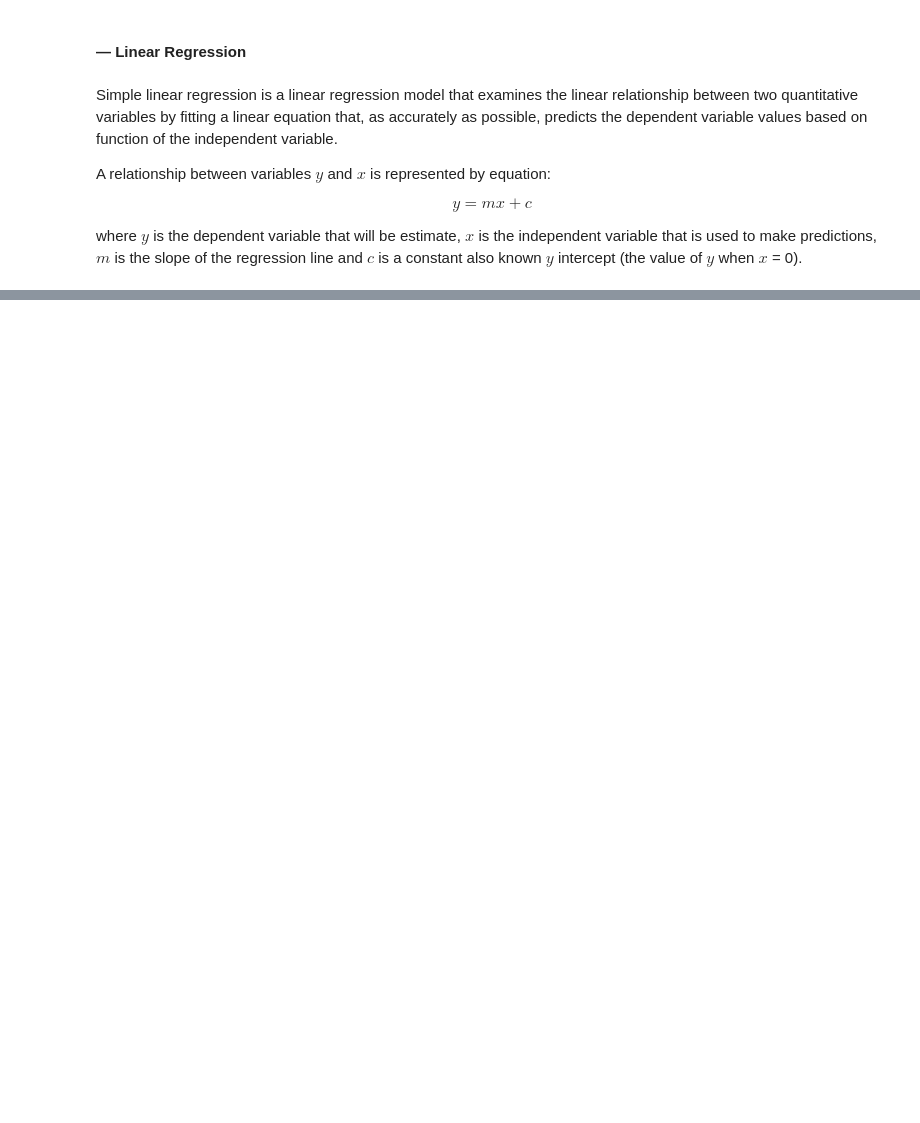
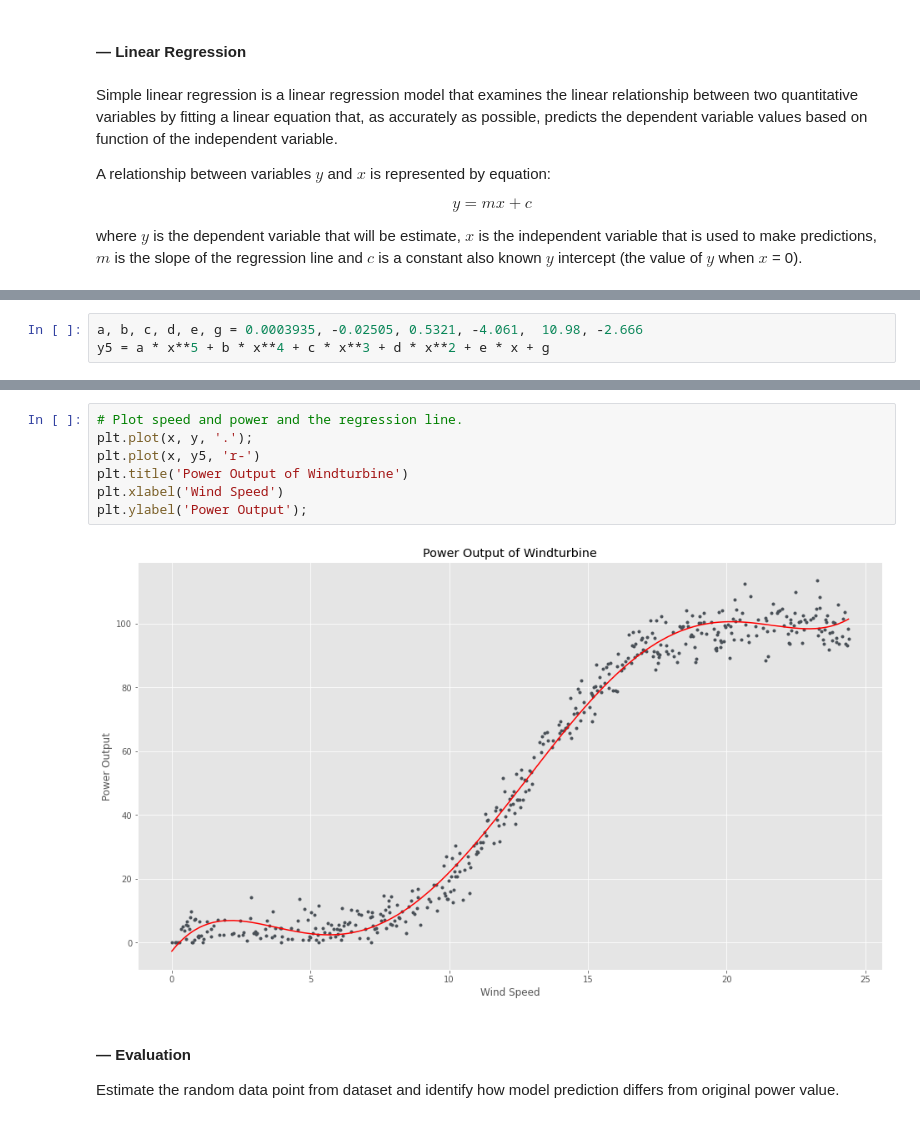
Before and after one commit to mizydorek/Machine-Learning-Project-2020, a Jupyter notebook: project.ipynb, the cells around one changed output, grey strips where cells are left out. Cells and saved outputs as stored; diff of their text form; blank space fills up the shorter version.

```diff
--- a/project.ipynb
+++ b/project.ipynb
@@ -206,0 +262,3 @@ plt.ylabel('Power Output');
+# %%
+a, b, c, d, e, g = 0.0003935, -0.02505, 0.5321, -4.061,  10.98, -2.666
+y5 = a * x**5 + b * x**4 + c * x**3 + d * x**2 + e * x + g
@@ -206,0 +280,13 @@ plt.ylabel('Power Output');
+# %%
+# Plot speed and power and the regression line.
+plt.plot(x, y, '.');
+plt.plot(x, y5, 'r-')
+plt.title('Power Output of Windturbine')
+plt.xlabel('Wind Speed')
+plt.ylabel('Power Output');
+# %% [output]
+[figure, added]
+# %% [markdown]
+#### — Evaluation
+
+Estimate the random data point from dataset and identify how model prediction differs from original power value.
```
Also changed, not shown: parts of 16 cells of this notebook.
